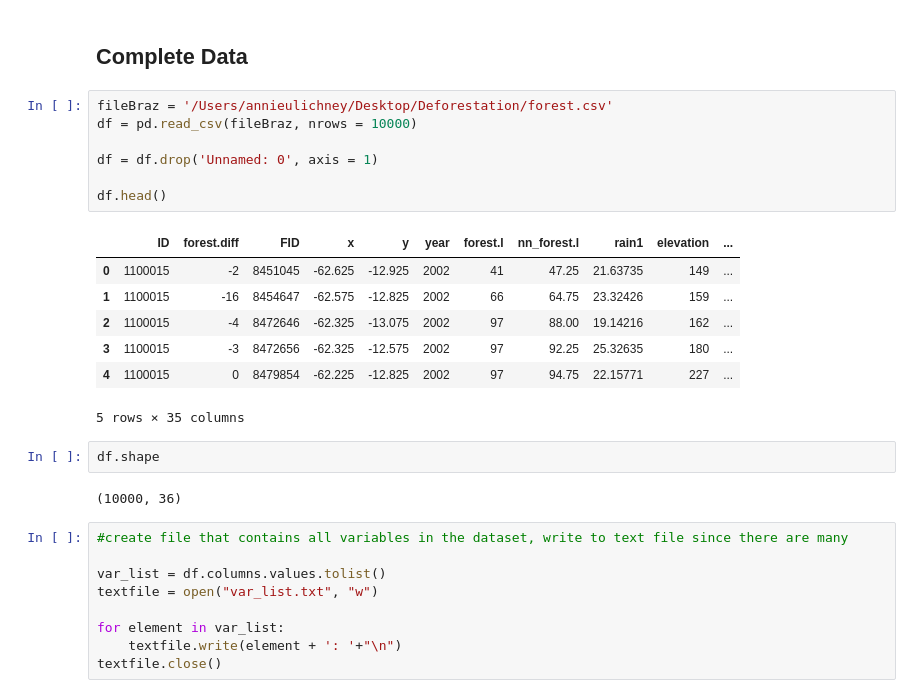
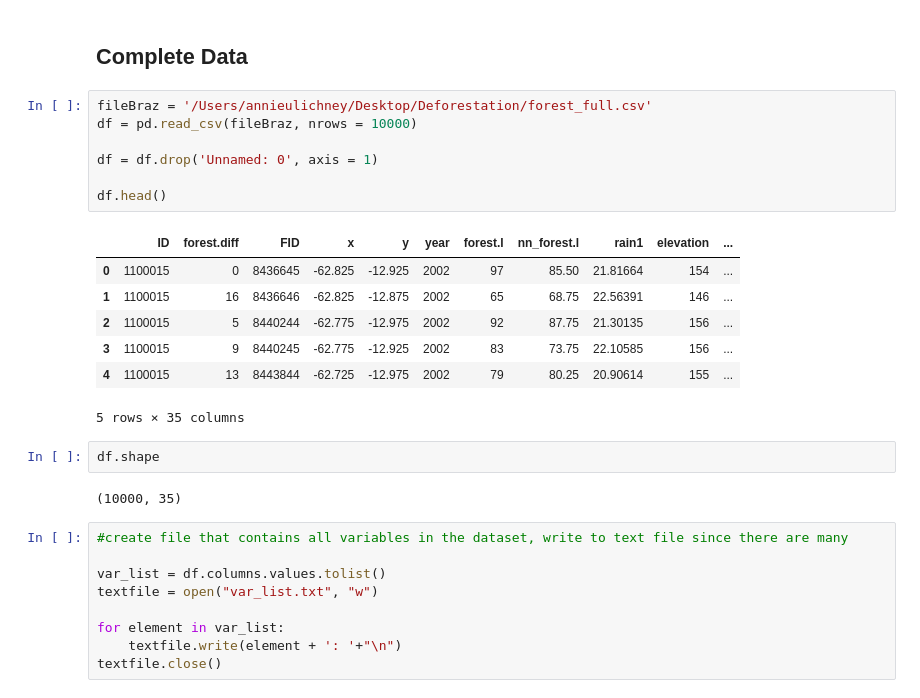
Before and after one commit to aulichney/Deforestation, a Jupyter notebook: Data Exploration.ipynb, the cells around one changed output. Cells and saved outputs as stored; diff of their text form.

```diff
--- a/Data Exploration.ipynb
+++ b/Data Exploration.ipynb
@@ -102,24 +75,24 @@ dataFarm.head()
 # %% [markdown]
 ## Complete Data
 # %%
-fileBraz = '/Users/annieulichney/Desktop/Deforestation/forest.csv'
+fileBraz = '/Users/annieulichney/Desktop/Deforestation/forest_full.csv'
 df = pd.read_csv(fileBraz, nrows = 10000)
 
 df = df.drop('Unnamed: 0', axis = 1)
 
 df.head()
 # %% [output]
 |  | ID | forest.diff | FID | x | y | year | forest.l | nn_forest.l | rain1 | elevation | ... |
-| 0 | 1100015 | -2 | 8451045 | -62.625 | -12.925 | 2002 | 41 | 47.25 | 21.63735 | 149 | ... |
-| 1 | 1100015 | -16 | 8454647 | -62.575 | -12.825 | 2002 | 66 | 64.75 | 23.32426 | 159 | ... |
-| 2 | 1100015 | -4 | 8472646 | -62.325 | -13.075 | 2002 | 97 | 88.00 | 19.14216 | 162 | ... |
-| 3 | 1100015 | -3 | 8472656 | -62.325 | -12.575 | 2002 | 97 | 92.25 | 25.32635 | 180 | ... |
-| 4 | 1100015 | 0 | 8479854 | -62.225 | -12.825 | 2002 | 97 | 94.75 | 22.15771 | 227 | ... |
+| 0 | 1100015 | 0 | 8436645 | -62.825 | -12.925 | 2002 | 97 | 85.50 | 21.81664 | 154 | ... |
+| 1 | 1100015 | 16 | 8436646 | -62.825 | -12.875 | 2002 | 65 | 68.75 | 22.56391 | 146 | ... |
+| 2 | 1100015 | 5 | 8440244 | -62.775 | -12.975 | 2002 | 92 | 87.75 | 21.30135 | 156 | ... |
+| 3 | 1100015 | 9 | 8440245 | -62.775 | -12.925 | 2002 | 83 | 73.75 | 22.10585 | 156 | ... |
+| 4 | 1100015 | 13 | 8443844 | -62.725 | -12.975 | 2002 | 79 | 80.25 | 20.90614 | 155 | ... |
 5 rows × 35 columns
 # %%
 df.shape
 # %% [output]
-(10000, 36)
+(10000, 35)
 # %%
 #create file that contains all variables in the dataset, write to text file since there are many
 
```
Also changed, not shown: parts of 6 cells of this notebook, 2 other files.
